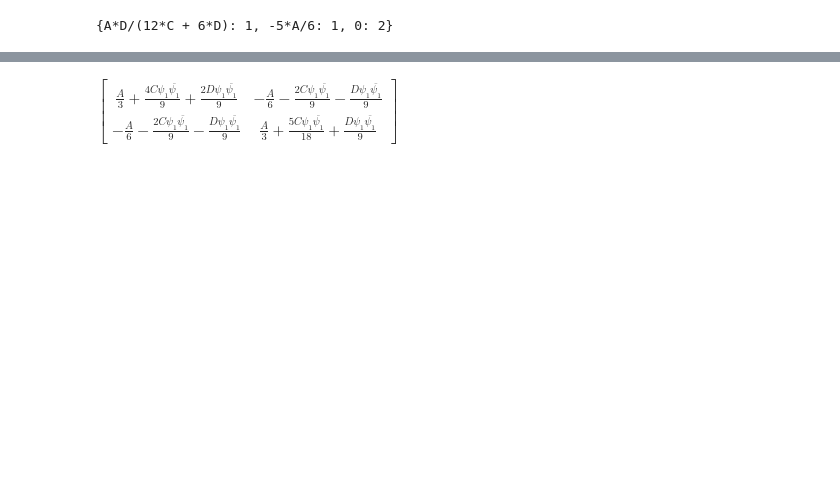
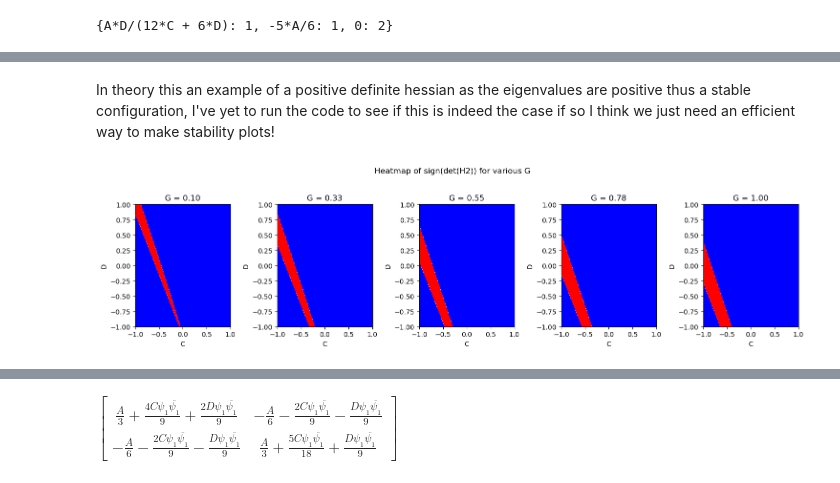
Before and after one commit to Abdullah026-debug/smectics-bulk-analysis, a Jupyter notebook: Algebra_simplifier.ipynb, the cells around one changed output, grey strips where cells are left out. Saved outputs shown, nothing was run; the diff lists cells and outputs as text; code cells hidden in the pictures; blank space fills up the shorter version.

```diff
--- a/Algebra_simplifier.ipynb
+++ b/Algebra_simplifier.ipynb
@@ -53,7 +54,7 @@ pretty_print(result)  # outputs 2*psi1 + psi2
 ### Calculating the $F_{bulk}$ symbolically in terms of $\psi_{i}$'s :
 # %%
 ##Original A and C terms in the bulk
-A, C , D= sp.symbols('A C D', real=True)
+A, C , D , G= sp.symbols('A C D G', real=True)
 A1 = sum(E[i,j] * sp.conjugate(E[i,j]) for i in range(3) for j in range(3))
 C1 = A1 * A1
 C2 = sum(
@@ -64,6 +65,12 @@ C2 = sum(
     for j in range(3)
     for l in range(3)
 )
+T3 = sum ( E[i, k] * E[k, j] *
+    E[j, i]  for i in range(3)
+    for k in range(3)
+    for j in range(3))
+##G1 = T3 * sp.conjugate(T3)
+G1 = A1**3
 Fbulk = A * A1 /2 + C * C1 /4 + D * C2 /4
 F_sub = sp.expand(Fbulk).subs({sp.conjugate(psi1): psi1c, sp.conjugate(psi2): psi2c})
 F_diff = sp.diff(F_sub, psi1c)
@@ -277,0 +326,4 @@ H_int.subs({psi1:-1*r,sp.conjugate(psi1):r}).eigenvals()
+# %%
+F6 = ( A * A1 /2 + C * C1 /4 + D * C2 /4 + G * G1 /6).subs({sp.conjugate(psi1): psi1c, sp.conjugate(psi2): psi2c})
+F_diff_psi1c = sp.diff(F6,psi1c)
+sp.expand(F_diff_psi1c).subs({psi1c:sp.conjugate(psi1),psi2c:0,psi2:0})
@@ -277,0 +340,5 @@ H_int.subs({psi1:-1*r,sp.conjugate(psi1):r}).eigenvals()
+# %%
+H_full_simpl6 = compute_full_hessian(F6, psi1, psi2, psi1c, psi2c)
+# uniaxial psi2=0, then:
+H_int6 = H_full_simpl6.subs({psi2: 0, psi2c: 0})
+H_int6.det()
@@ -277,0 +382,53 @@ H_int.subs({psi1:-1*r,sp.conjugate(psi1):r}).eigenvals()
+# %% [markdown]
+In theory this an example of a positive definite hessian as the eigenvalues are positive thus a stable configuration, I've yet to run the code to see if this is indeed the case if so I think we just need an efficient way to make stability plots!
+# %%
+import numpy as np
+import matplotlib.pyplot as plt
+# Define symbols
+A, C, D, G = sp.symbols('A C D G', real=True)
+
+H2=H_int6.det().subs({psi1:(9/(4*G)*(-(2*C+D+sp.sqrt((2*C+D)**2 -(8/3)*A*G)))) , psi1c: (9/(4*G)*(-(2*C+D+sp.sqrt((2*C+D)**2 -(8/3)*A*G))))})
+
+
+
+# Define the determinant expression H2 (symbolically)
+expr = H2
+# User-provided symbolic H2 expression
+# For demo, let's assume H2 = C + D - G  # Placeholder; replace with actual expr
+
+# Lambdify to numeric function
+H2_func = sp.lambdify((A, C, D, G), expr, 'numpy')
+
+# Parameters
+A_val = -1
+Gs = np.linspace(0.1, 1.0, 5)  # 5 values of G
+C_vals = np.linspace(-1, 1, 200)
+D_vals = np.linspace(-1, 1, 200)
+
+# Prepare plot
+fig, axes = plt.subplots(1, len(Gs), figsize=(15, 4))
+cmap = plt.matplotlib.colors.ListedColormap(['red', 'white', 'blue'])
+bounds = [-1.5, -0.5, 0.5, 1.5]
+norm = plt.matplotlib.colors.BoundaryNorm(bounds, cmap.N)
+
+for ax, G_val in zip(axes, Gs):
+    # Evaluate determinant grid
+    C_grid, D_grid = np.meshgrid(C_vals, D_vals)
+    H2_grid = H2_func(A_val, C_grid, D_grid, G_val)
+
+    # Classification
+    class_grid = np.zeros_like(H2_grid)
+    class_grid[H2_grid > 0] = 1
+    class_grid[H2_grid < 0] = -1
+
+    # Plot
+    img = ax.imshow(class_grid, origin='lower', extent=(C_vals.min(), C_vals.max(), D_vals.min(), D_vals.max()),
+                    cmap=cmap, norm=norm, aspect='auto')
+    ax.set_title(f'G = {G_val:.2f}')
+    ax.set_xlabel('C')
+    ax.set_ylabel('D')
+
+fig.suptitle('Heatmap of sign(det(H2)) for various G')
+plt.tight_layout(rect=[0, 0, 1, 0.95])
+# %% [output]
+[figure, added]
```
Also changed, not shown: parts of 28 cells of this notebook.
